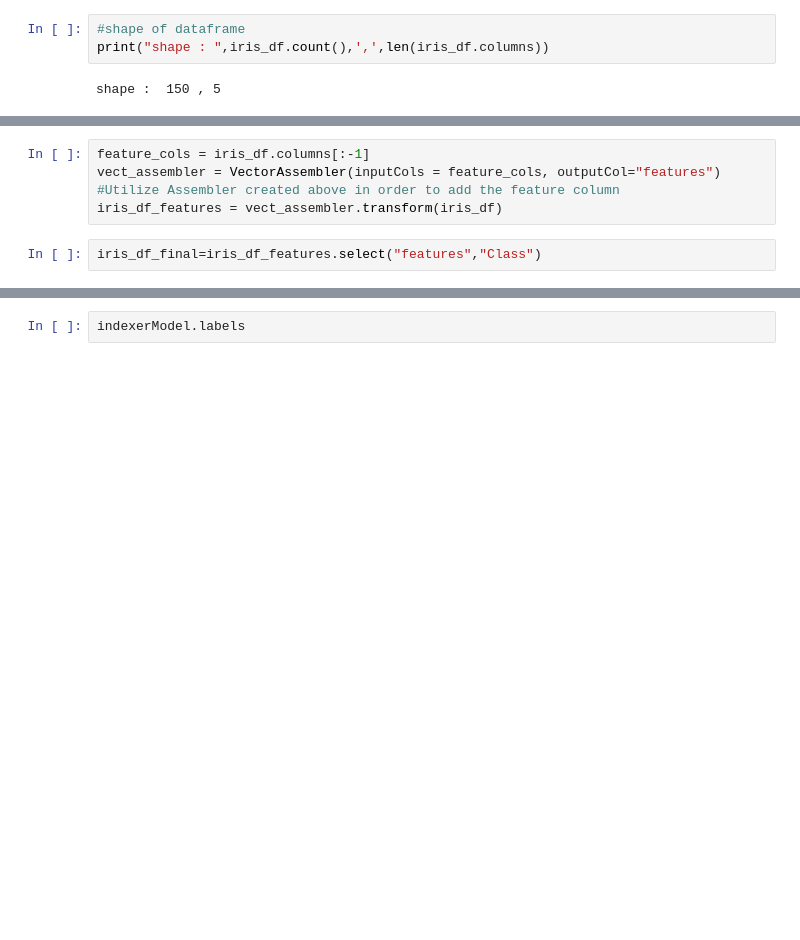
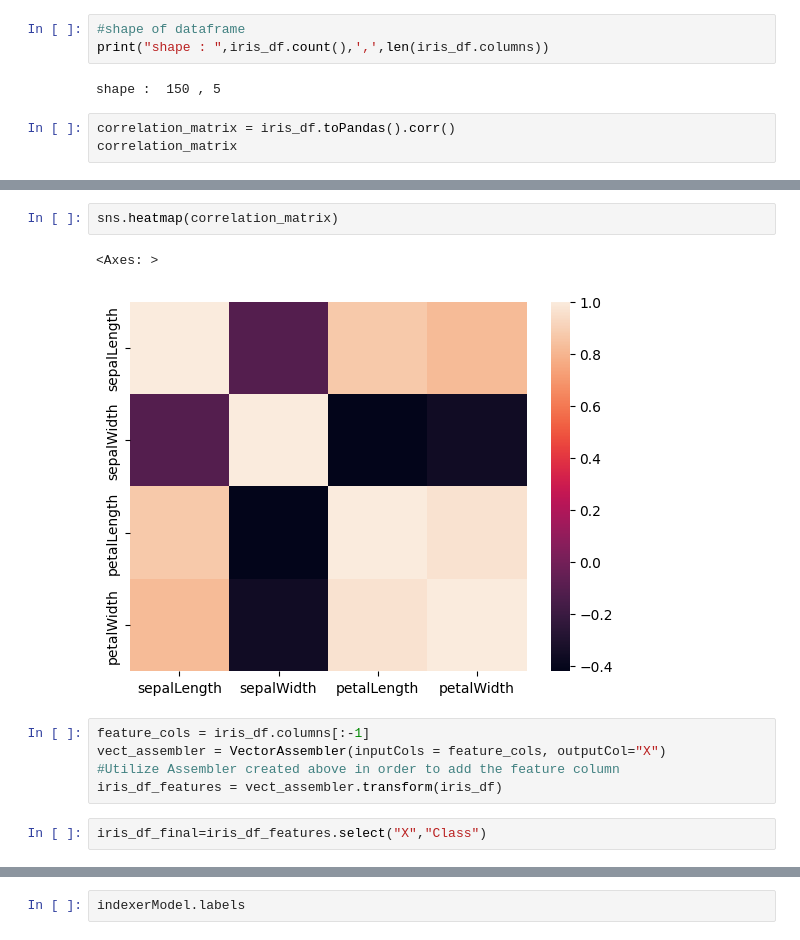
Before and after one commit to ravish31/pyspark_mllib, a Jupyter notebook: Group05_IrisDataset.ipynb, the cells around one changed output, grey strips where cells are left out. Saved outputs shown, nothing was run; the diff lists cells and outputs as text; blank space fills up the shorter version.

```diff
--- a/Group05_IrisDataset.ipynb
+++ b/Group05_IrisDataset.ipynb
@@ -106,3 +108,6 @@ iris_df.describe().show()
 print("shape : ",iris_df.count(),',',len(iris_df.columns))
 # %% [output]
 shape :  150 , 5
+# %%
+correlation_matrix = iris_df.toPandas().corr()
+correlation_matrix
@@ -109,10 +120,15 @@ shape :  150 , 5
+# %%
+sns.heatmap(correlation_matrix)
+# %% [output]
+<Axes: >
+[figure, added]
 # %%
 feature_cols = iris_df.columns[:-1]
-vect_assembler = VectorAssembler(inputCols = feature_cols, outputCol="features")
+vect_assembler = VectorAssembler(inputCols = feature_cols, outputCol="X")
 #Utilize Assembler created above in order to add the feature column
 iris_df_features = vect_assembler.transform(iris_df)
 # %%
-iris_df_final=iris_df_features.select("features","Class")
+iris_df_final=iris_df_features.select("X","Class")
 # %%
 iris_df_final.show()
 # %% [output]
```
Also changed, not shown: parts of 13 cells of this notebook.
